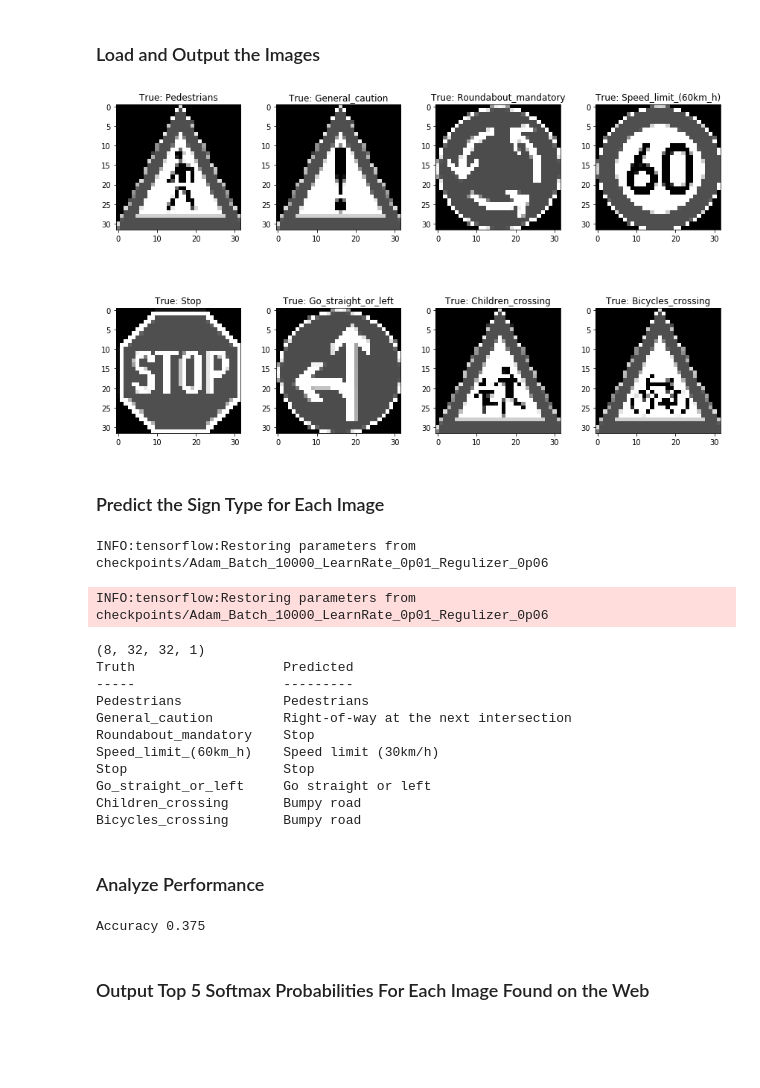
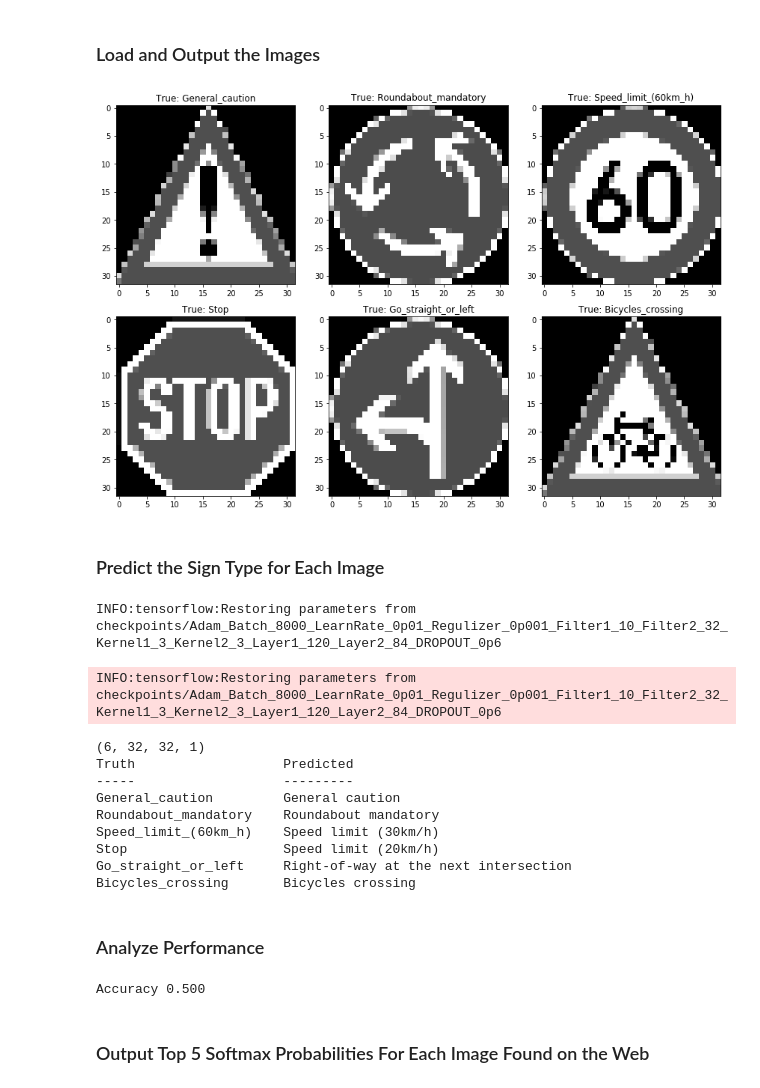
Before and after one commit to mhaytmyr/Udacity, a Jupyter notebook: Term1_Project2/Traffic_Sign_Classifier.ipynb, the cells around one changed output. Cells and saved outputs as stored; diff of their text form; code cells hidden in the pictures; blank space fills up the shorter version.

```diff
--- a/Term1_Project2/Traffic_Sign_Classifier.ipynb
+++ b/Term1_Project2/Traffic_Sign_Classifier.ipynb
@@ -185,14 +177,21 @@ or birghtness of image.
 # %%
 import tensorflow as tf
 
-def data_augmentation(tf_X,tf_y,weight):
+def data_augmentation(tf_X,tf_y,weight,batch_size):
 
     tf_augmented_img = tf_X
     for i in range(weight-1):
-        if np.random.choice([0,1])==0:
+        random_operation = np.random.choice([0,1,2])
+        random_operation = 2
+        if random_operation==0:
             tf_augmented_img = tf.concat([tf_augmented_img,tf.image.random_contrast(tf_X,lower=0.2, upper=1.8)],axis=0)
+        elif random_operation==1:
+            tf_augmented_img = tf.concat([tf_augmented_img,tf.image.random_brightness(tf_X,max_delta=30)],axis=0)
         else:
-            tf_augmented_img = tf.concat([tf_augmented_img,tf.image.random_brightness(tf_X,max_delta=30)],axis=0)
+            rotate_angles = np.random.randint(-20,20,batch_size)
+            tf_augmented_img = tf.concat([tf_augmented_img,
+                                          tf.contrib.image.rotate(tf_X,angles=rotate_angles)],
+                                         axis=0)
 
     tf_augmented_y = tf.reshape(tf.tile(tf_y,multiples=[weight]),[-1,1])
     return tf_augmented_img, tf_augmented_y
@@ -200,14 +199,14 @@ def data_augmentation(tf_X,tf_y,weight):
 tf_X = tf.placeholder(tf.float32, [None, 32,32, 3])
 tf_y = tf.placeholder(tf.uint8,[None])
 
-
 with tf.Session() as sess:
 
     for item in low_classes:
+    #for item in [0,2,5]:
         y_low_class = y_train[y_train==item]
         X_low_class = X_train[y_train==item]
 
-        tf_augment_x, tf_augment_y = data_augmentation(tf_X,tf_y,int(low_classes[item]))
+        tf_augment_x, tf_augment_y = data_augmentation(tf_X,tf_y,int(low_classes[item]),X_low_class.shape[0])
         output, label = sess.run([tf_augment_x,tf_augment_y],feed_dict={tf_X:X_low_class,tf_y:y_low_class})
         #print(np.array(output).shape,np.array(label).shape)
         #print(label[:20,0])
@@ -224,8 +223,10 @@ fig,axis = plt.subplots(ncols=4,nrows=4, figsize=(12,8))
 ax = axis.ravel()
 
 for i in range(len(ax)):
-    ax[i].imshow(processed[i,:,:])
-    ax[i].set_title(label[i])
+    #traffic_name = sign_names.ix[label[-(i+1)][0],"SignName"]
+    traffic_name = label[-(i+1)][0]
+    ax[i].imshow(processed[-(i+1),:,:])
+    ax[i].set_title(traffic_name)
 
 plt.tight_layout()
 # %% [output]
@@ -573,35 +595,31 @@ You may find `signnames.csv` useful as it contains mappings from the class id (i
 # %%
 ### Load the images and plot them here.
 ### Feel free to use as many code cells as needed.
 import cv2
 
 def rescale_images(img_roi,rows=32,columns=32):
     r = columns / img_roi.shape[1]
     dim = (rows, int(img_roi.shape[0] * r))
 
     img_scaled = cv2.resize(img_roi, (columns,rows),
-                            #interpolation = cv2.INTER_AREA,
-                            #interpolation = cv2.INTER_CUBIC,
-                            #interpolation = cv2.INTER_LINEAR,
                             interpolation = cv2.INTER_NEAREST
                             )
 
     return img_scaled
 
-traffic_signs = ['examples/Pedestrians.png','examples/General_caution.png','examples/Roundabout_mandatory.png',
-                 'examples/Speed_limit_(60km_h).png','examples/Stop.png','examples/Go_straight_or_left.png',
-                 'examples/Children_crossing.png','examples/Bicycles_crossing.png']
+traffic_signs = ['examples/General_caution.png','examples/Roundabout_mandatory.png','examples/Speed_limit_(60km_h).png',
+                 'examples/Stop.png','examples/Go_straight_or_left.png','examples/Bicycles_crossing.png']
 
-fig, axes = plt.subplots(ncols=4,nrows=2,figsize=(12,8))
+fig, axes = plt.subplots(ncols=3,nrows=2,figsize=(12,8))
 ax = axes.ravel()
 for idx,item in enumerate(traffic_signs):
     img = cv2.imread(item)
     scaled_img = sigmoid_normalization(rescale_images(img))
     ax[idx].imshow(scaled_img,cmap="gray")
     ax[idx].set_title("True: "+item.replace("examples/","").replace(".png",""))
 plt.tight_layout()
 # %% [output]
-[figure, old version]
+[figure, new version]
 # %% [markdown]
 ### Predict the Sign Type for Each Image
 # %%
@@ -622,6 +640,7 @@ variables_in_graph = [n.name for n in graph.as_graph_def().node if "Variable" in
 #conv1_b = graph.get_tensor_by_name("conv1/conv1_b:0") #keep zero, otherwise doesn't work
 #conv2_b = graph.get_tensor_by_name("conv2/conv2_b:0")
 input_layer = graph.get_tensor_by_name("inputs:0")
+dropout_layer = graph.get_tensor_by_name("dropout:0")
 logits_layer = graph.get_tensor_by_name("logits:0")
 
 ##prepare data set
@@ -635,7 +654,7 @@ for idx,item in enumerate(traffic_signs):
         X_independent = np.concatenate([X_independent,scaled_img[np.newaxis,:,:,np.newaxis]],axis=0)
 
 print(X_independent.shape)
-prediction = sess.run(logits_layer,feed_dict={input_layer:X_independent})
+prediction = sess.run(logits_layer,feed_dict={input_layer:X_independent,dropout_layer:1.0})
 
 print("{0:20}\t{1:}".format("Truth","Predicted"))
 print("{0:20}\t{1:}".format("-----","---------"))
@@ -647,27 +666,25 @@ for idx,item in enumerate(traffic_signs):
 
     print("{0:20}\t{1:}".format(truth,predict_sign))
 # %% [output]
-INFO:tensorflow:Restoring parameters from checkpoints/Adam_Batch_10000_LearnRate_0p01_Regulizer_0p06
+INFO:tensorflow:Restoring parameters from checkpoints/Adam_Batch_8000_LearnRate_0p01_Regulizer_0p001_Filter1_10_Filter2_32_Kernel1_3_Kernel2_3_Layer1_120_Layer2_84_DROPOUT_0p6
-INFO:tensorflow:Restoring parameters from checkpoints/Adam_Batch_10000_LearnRate_0p01_Regulizer_0p06
+INFO:tensorflow:Restoring parameters from checkpoints/Adam_Batch_8000_LearnRate_0p01_Regulizer_0p001_Filter1_10_Filter2_32_Kernel1_3_Kernel2_3_Layer1_120_Layer2_84_DROPOUT_0p6
-(8, 32, 32, 1)
+(6, 32, 32, 1)
 Truth                   Predicted
 -----                   ---------
-Pedestrians             Pedestrians
-General_caution         Right-of-way at the next intersection
-Roundabout_mandatory    Stop
+General_caution         General caution
+Roundabout_mandatory    Roundabout mandatory
 Speed_limit_(60km_h)    Speed limit (30km/h)
-Stop                    Stop
-Go_straight_or_left     Go straight or left
-Children_crossing       Bumpy road
-Bicycles_crossing       Bumpy road
+Stop                    Speed limit (20km/h)
+Go_straight_or_left     Right-of-way at the next intersection
+Bicycles_crossing       Bicycles crossing
 # %% [markdown]
 ### Analyze Performance
 # %%
 ### Calculate the accuracy for these 5 new images.
 ### For example, if the model predicted 1 out of 5 signs correctly, it's 20% accurate on these new images.
-print("Accuracy {0:.3f}".format(3./8))
+print("Accuracy {0:.3f}".format(3./6))
 # %% [output]
-Accuracy 0.375
+Accuracy 0.500
 # %% [markdown]
 ### Output Top 5 Softmax Probabilities For Each Image Found on the Web
 # %% [markdown]
```
Also changed, not shown: parts of 12 cells of this notebook, 2 other files.
